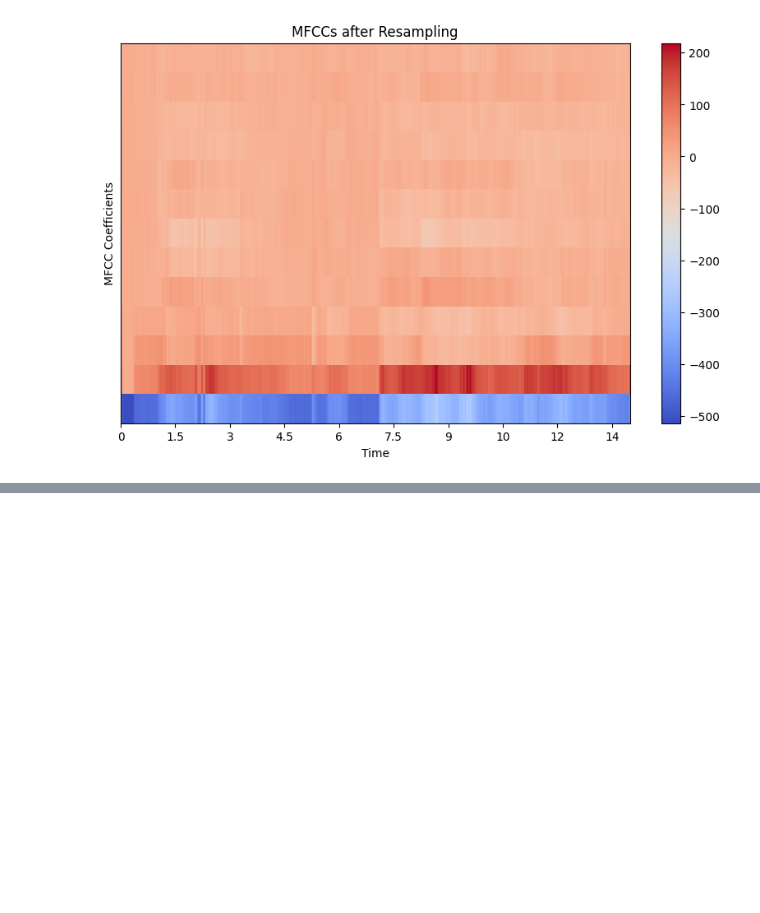
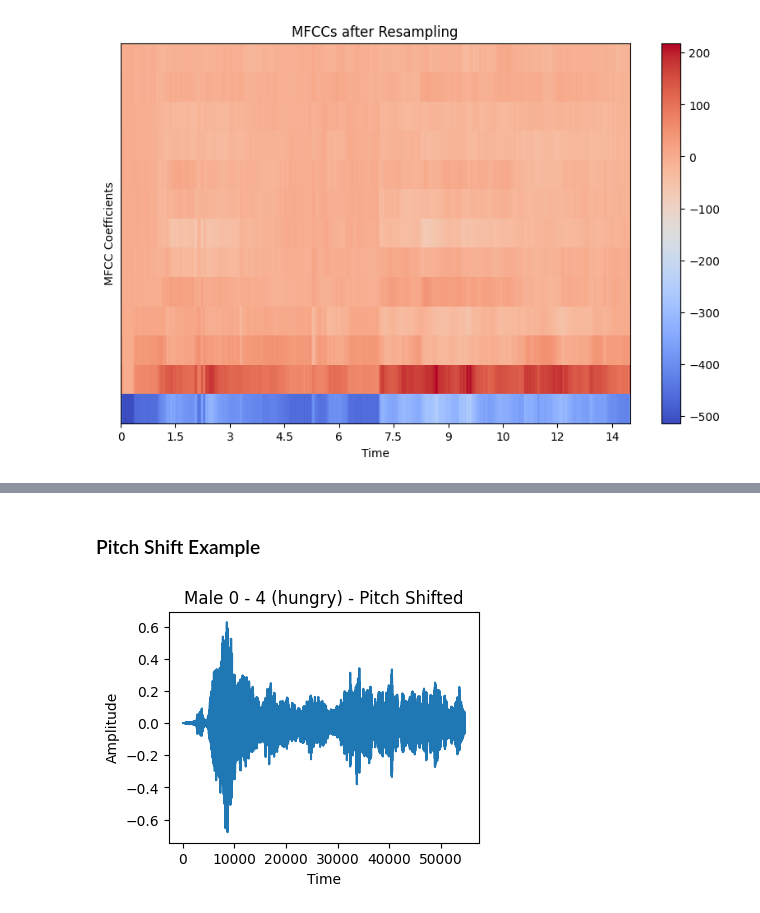
Before and after one commit to Deirdre-cyber/fyp-development, a Jupyter notebook: code/exploration_notebook.ipynb, the cells around one changed output, grey strips where cells are left out. Saved outputs shown, nothing was run; the diff lists cells and outputs as text; code cells hidden in the pictures; blank space fills up the shorter version.

```diff
--- a/code/exploration_notebook.ipynb
+++ b/code/exploration_notebook.ipynb
@@ -177,0 +258,16 @@ plt.show()
+# %% [markdown]
+### Pitch Shift Example
+# %%
+def shift_pitch(data, sampling_rate, pitch_factor):
+    return librosa.effects.pitch_shift(data, sr=sampling_rate, n_steps=pitch_factor)
+# %%
+shift_pitched_data = shift_pitch(audio_data, sample_rate, 2)
+# %%
+plt.figure(figsize=(4, 3))
+plt.plot(shift_pitched_data)
+plt.title('Male 0 - 4 (hungry) - Pitch Shifted')
+plt.xlabel('Time')
+plt.ylabel('Amplitude')
+plt.show()
+# %% [output]
+[figure, added]
```
Also changed, not shown: parts of 42 cells of this notebook, 2 other files.
